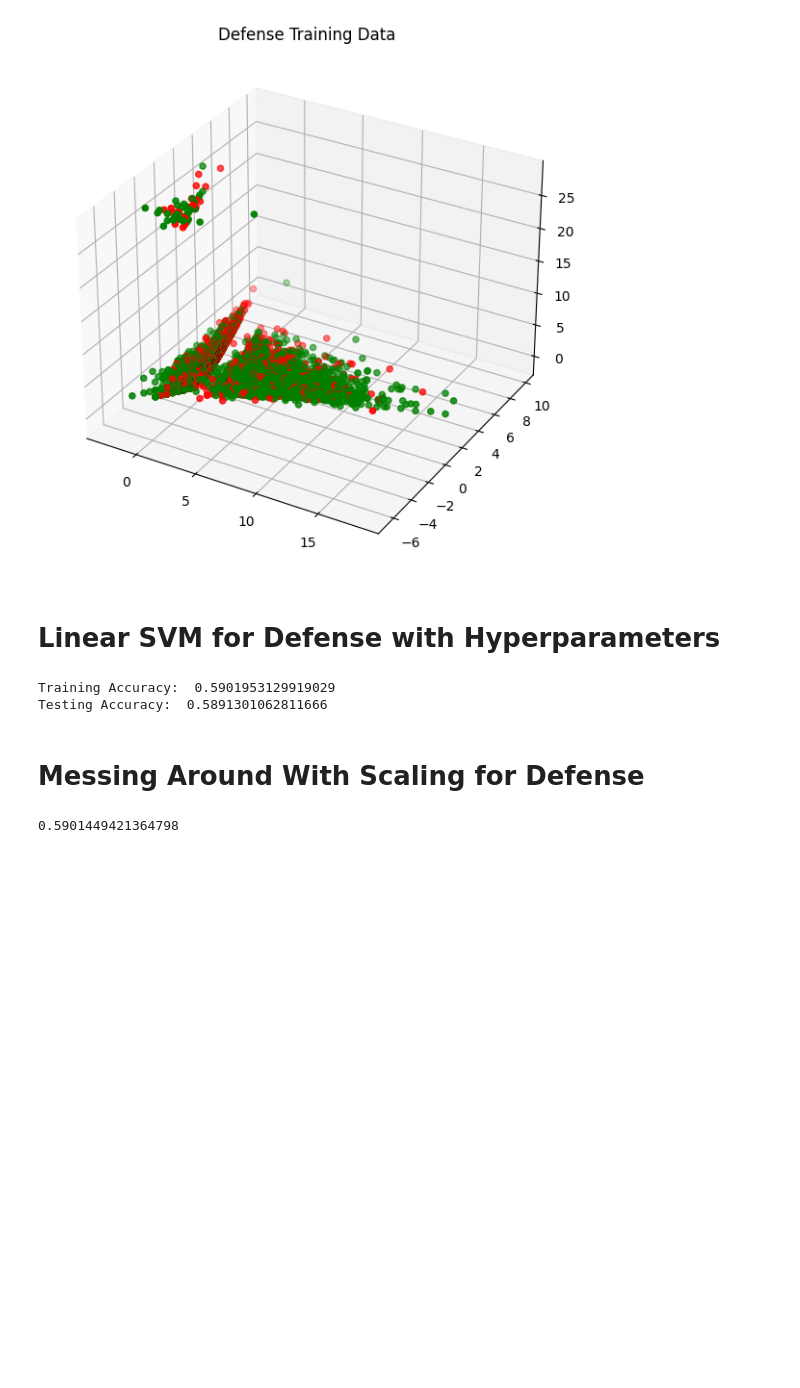
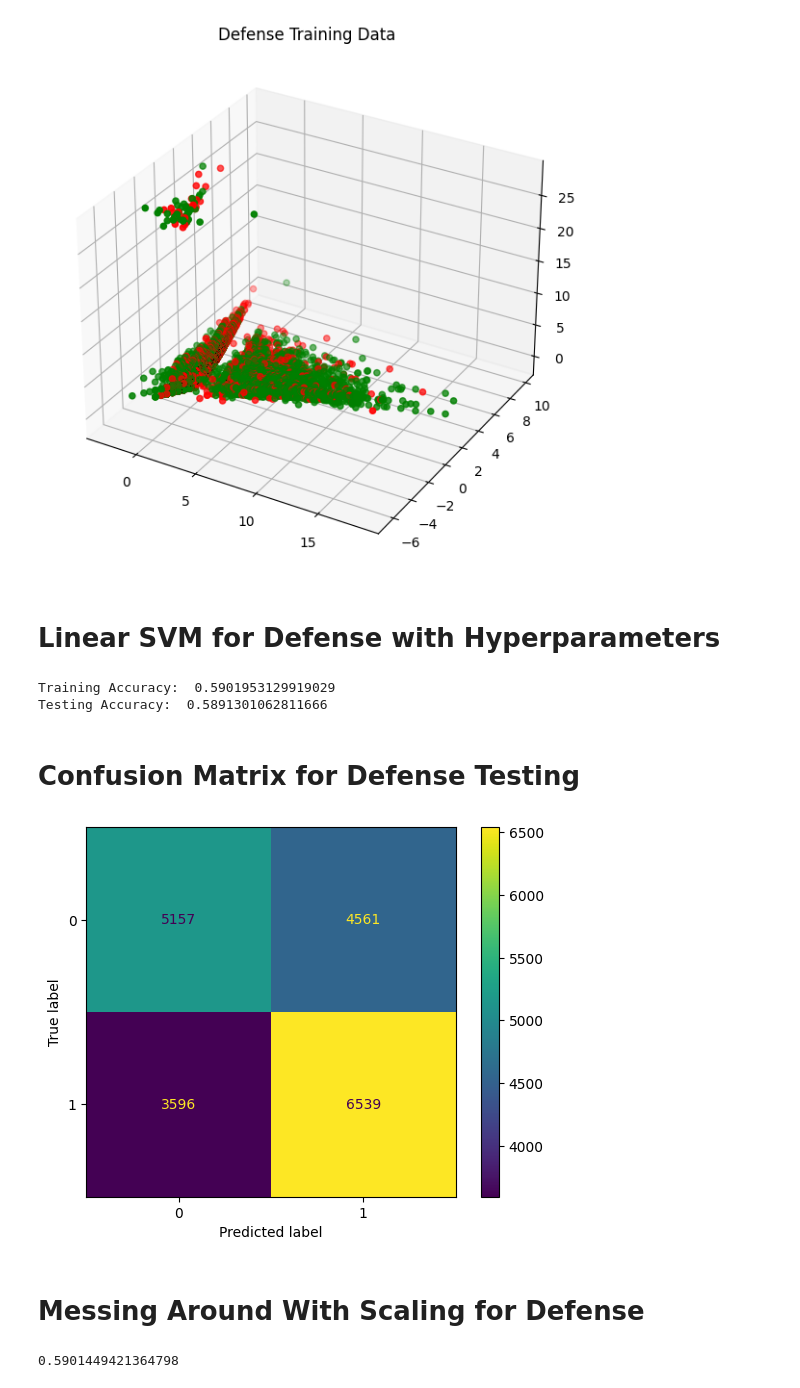
Before and after one commit to UTKML23/FinalProject, a Jupyter notebook: notebooks/joseph.ipynb, the cells around one changed output. Cells and saved outputs as stored; diff of their text form; code cells hidden in the pictures; blank space fills up the shorter version.

```diff
--- a/notebooks/joseph.ipynb
+++ b/notebooks/joseph.ipynb
@@ -258,6 +267,15 @@ print("Testing Accuracy: ", accuracy_score(y_test, y_test_predict))
 # %% [output]
 Training Accuracy:  0.5901953129919029
 Testing Accuracy:  0.5891301062811666
+# %% [markdown]
+# Confusion Matrix for Defense Testing
+# %%
+cm = confusion_matrix(y_test, y_test_predict)
+disp = ConfusionMatrixDisplay(cm, display_labels=svc_clf.classes_)
+disp.plot()
+plt.show()
+# %% [output]
+[figure, added]
 # %% [markdown]
 # Messing Around With Scaling for Defense
 # %%
```
Also changed, not shown: parts of 3 cells of this notebook.
